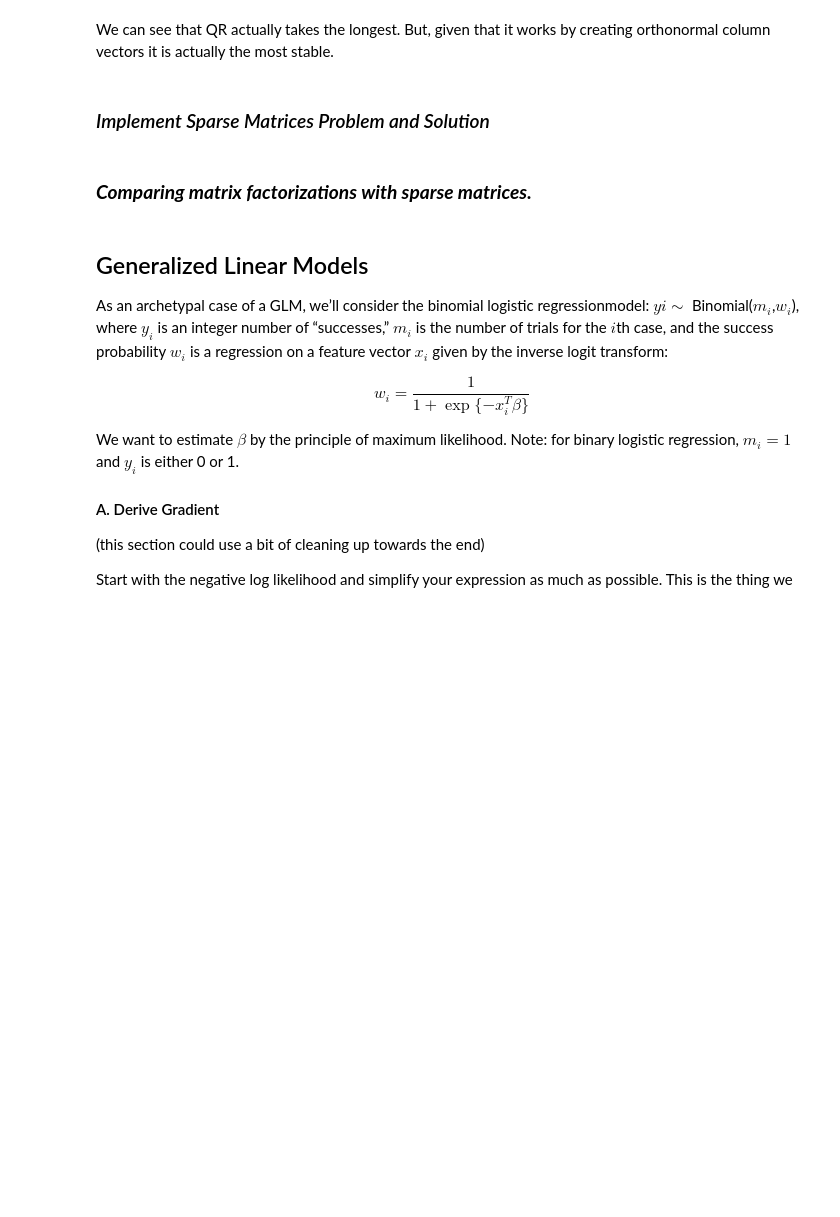
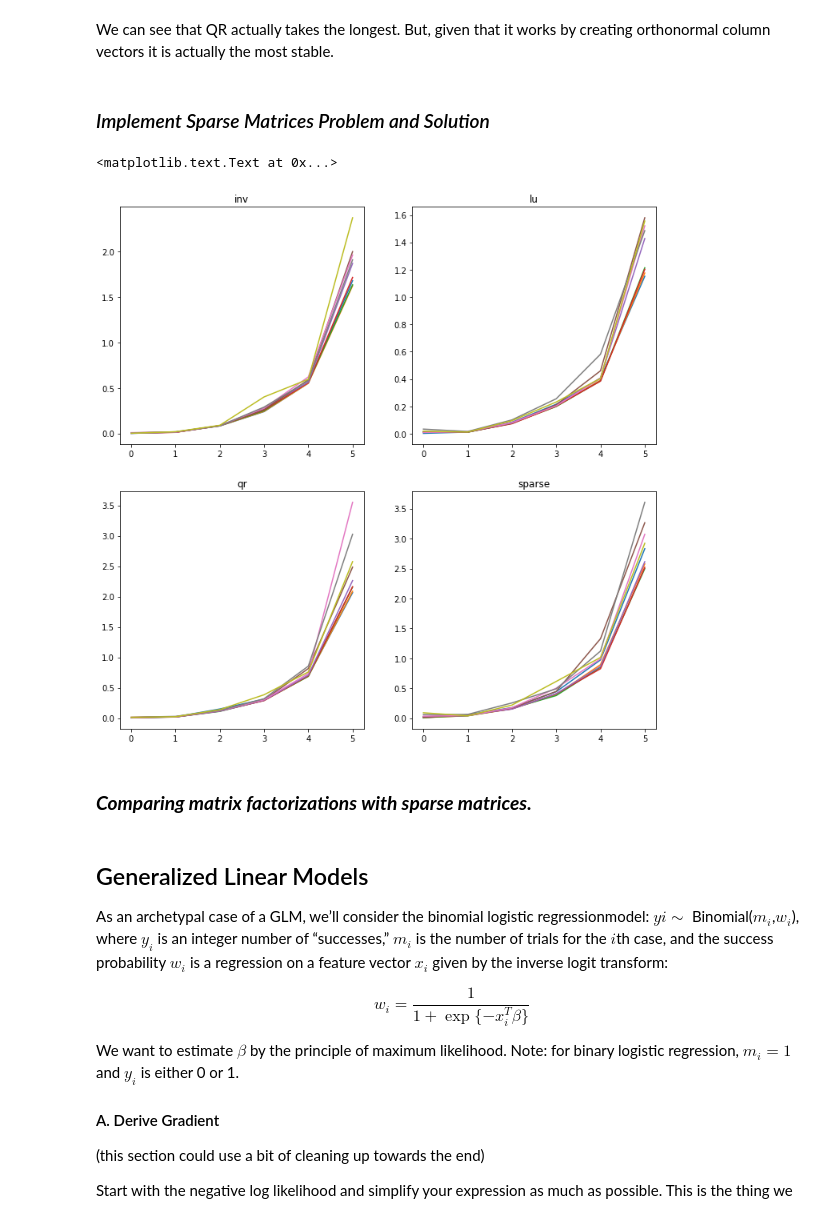
Before and after one commit to tonydutcher/sds385, a Jupyter notebook: exercise1.ipynb, the cells around one changed output. Cells and saved outputs as stored; diff of their text form; code cells hidden in the pictures; blank space fills up the shorter version.

Commit message:
added some sparse matrix stuff

```diff
--- a/exercise1.ipynb
+++ b/exercise1.ipynb
@@ -89,6 +89,8 @@ import numpy as np
 import time
 
 from scipy import linalg as sla
+from scipy import sparse as sps
+from scipy.sparse import linalg as slap
 
 def wMat( N ):
     return np.eye( N )
@@ -122,6 +124,15 @@ def ls_QR( A, b ):
     x   = sla.solve_triangular( R, QTb, trans=0, lower=False  ) # forward solve
     return x
 
+def sparse_solver( A, b ):
+    dim = A.shape
+    W   = wMat( dim[0] )
+    WA  = np.dot( W, A )
+    # put in sprase format to speed up calculations
+    spWA = sps.csr_matrix( WA )
+    x = slap.spsolve( spWA, b )
+    return x
+
 # compare methods
 def compare_methods(iterations=300):
     elapsed_mat = np.zeros([ 3, iterations ])
@@ -170,13 +181,3 @@ plt.show()
 We can see that QR actually takes the longest. But, given that it works by creating orthonormal column vectors it is actually the most stable.
 # %% [markdown]
 ### *_Implement Sparse Matrices Problem and Solution_*
-# %%
-# this section still a work in progress...
-n=100
-s=0.1
-b    = np.random.rand( n, 1 )
-mask = np.random.binomial( 1, s, ( n, n ) )
-mat  = np.random.rand( n, n )
-A    = mask*mat
-
-#compare_methods_sparse()
@@ -183,3 +226,21 @@ A    = mask*mat
+# %%
+import matplotlib.pyplot as plt
+%matplotlib inline
+
+sparse_lu_time, inv_time, lu_time, qr_time = compare_methods_sparse()
+
+fig, ax = plt.subplots(2, 2, figsize=(12, 12))
+ax[0,0].plot( inv_time.T )
+ax[0,0].set_title( "inv" )
+ax[0,1].plot( lu_time.T )
+ax[0,1].set_title( "lu" )
+ax[1,0].plot( qr_time.T )
+ax[1,0].set_title( "qr" )
+ax[1,1].plot( sparse_lu_time.T )
+ax[1,1].set_title( "sparse" )
+# %% [output]
+<matplotlib.text.Text at 0x...>
+[figure, added]
 # %% [markdown]
 ### *__Comparing matrix factorizations with sparse matrices.__*
 # %% [markdown]
```
Also changed, not shown: parts of 4 cells of this notebook.
